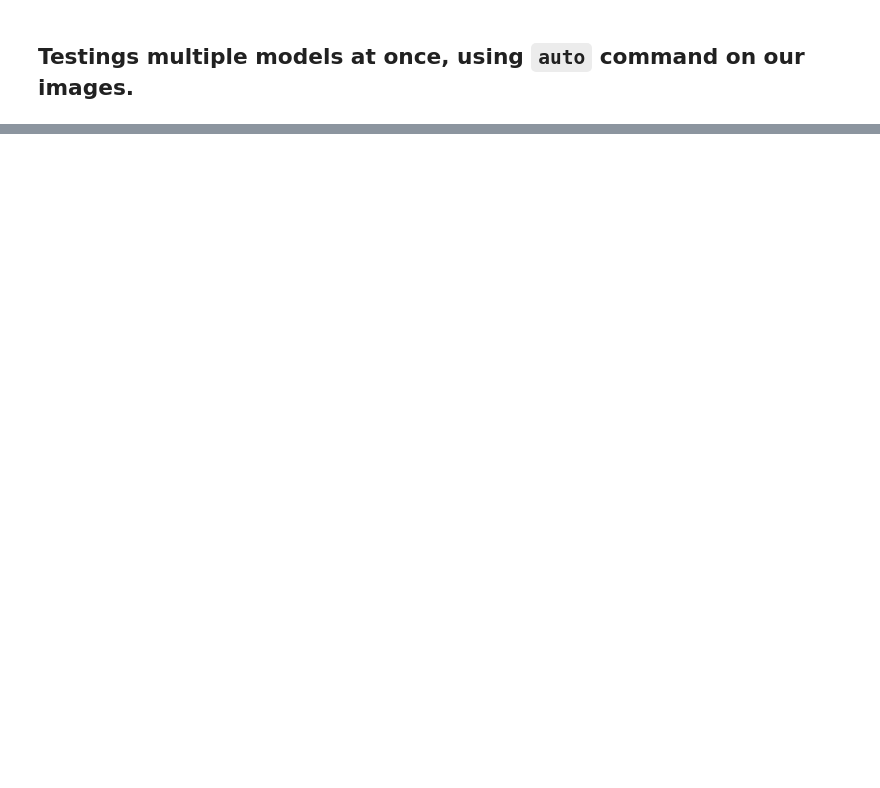
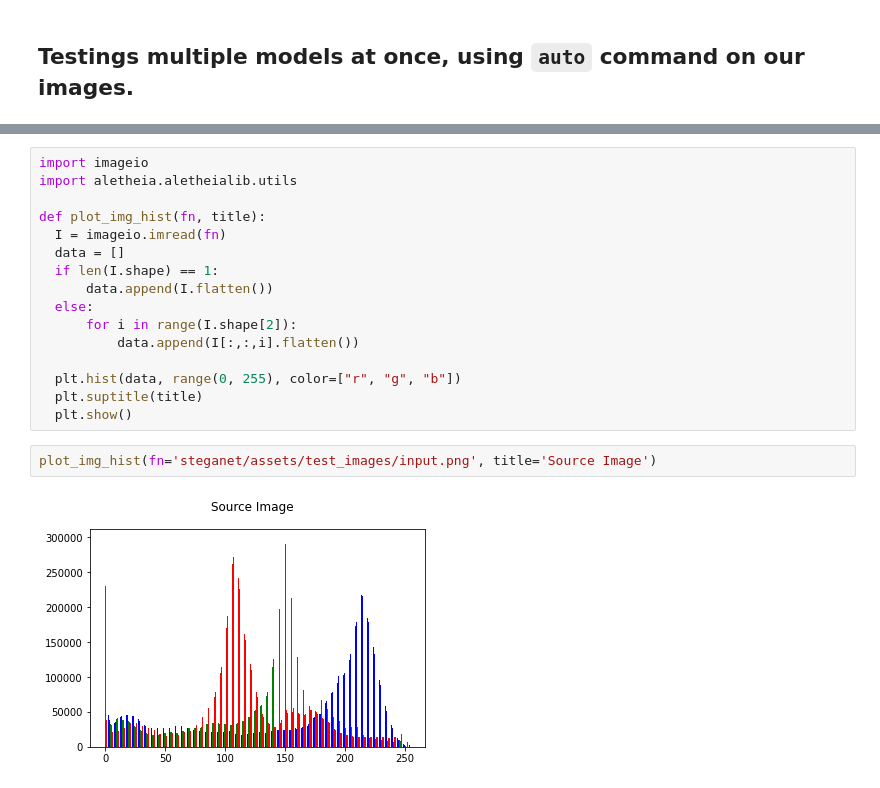
Before and after one commit to jnickg/steganet, a Jupyter notebook: aletheia_steganalysis.ipynb, the cells around one changed output, grey strips where cells are left out. Cells and saved outputs as stored; diff of their text form; blank space fills up the shorter version.

```diff
--- a/aletheia_steganalysis.ipynb
+++ b/aletheia_steganalysis.ipynb
@@ -268,0 +301,20 @@ Dense_output.png       [0.7]     [1.0]     0.2     [0.9]
+# %%
+import imageio
+import aletheia.aletheialib.utils
+
+def plot_img_hist(fn, title):
+  I = imageio.imread(fn)
+  data = []
+  if len(I.shape) == 1:
+      data.append(I.flatten())
+  else:
+      for i in range(I.shape[2]):
+          data.append(I[:,:,i].flatten())
+
+  plt.hist(data, range(0, 255), color=["r", "g", "b"])
+  plt.suptitle(title)
+  plt.show()
+# %%
+plot_img_hist(fn='steganet/assets/test_images/input.png', title='Source Image')
+# %% [output]
+[figure, added]
```
Also changed, not shown: parts of 24 cells of this notebook.
